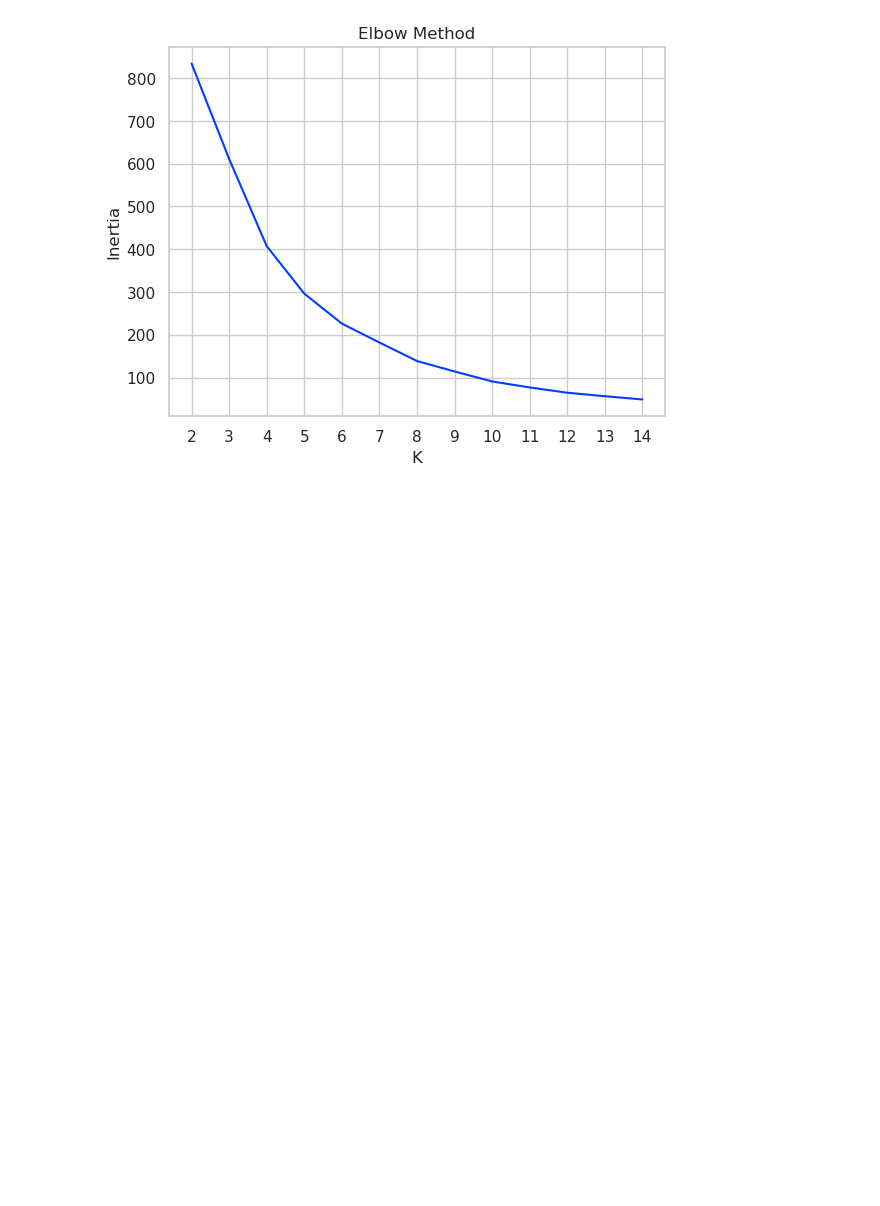
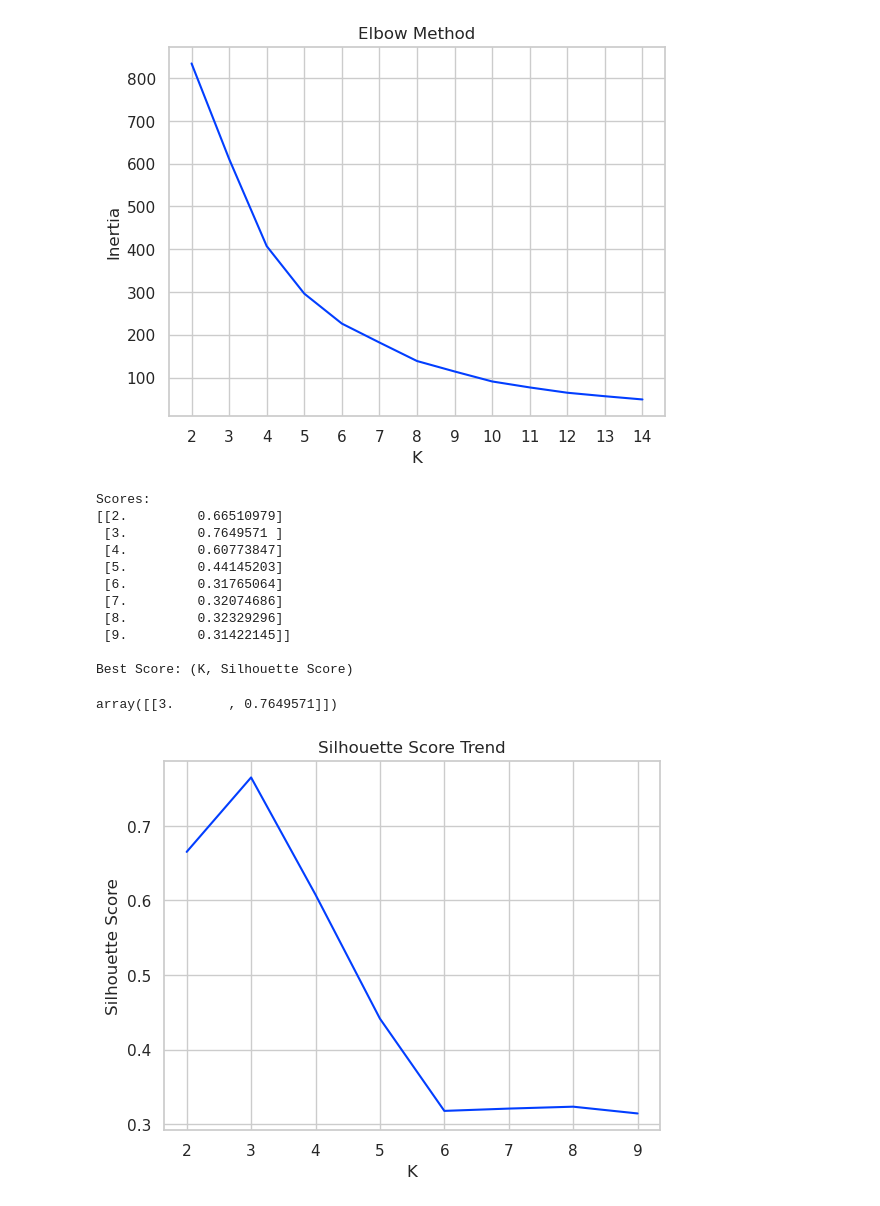
Before and after one commit to Erfan-Taherirani/Personal_ML_Notes, a Jupyter notebook: unsupervised_learning/clustering/partitioning_based_clustering/k-means_clustering.ipynb, the cells around one changed output. Cells and saved outputs as stored; diff of their text form; code cells hidden in the pictures; blank space fills up the shorter version.

```diff
--- a/unsupervised_learning/clustering/partitioning_based_clustering/k-means_clustering.ipynb
+++ b/unsupervised_learning/clustering/partitioning_based_clustering/k-means_clustering.ipynb
@@ -164,3 +164,24 @@ Scores:
 Best Score: [[11.          0.51474378]]
 Text(0.5, 0, 'K')
 [figure]
+# %%
+from utils import elbow_method, silhouette_analysis
+
+kmeans_params = {
+    "random_state": 42
+}
+silhouette_analysis(X1, range(2, 10), kmeans_params=kmeans_params, print_scores=True, visualization=True)
+# %% [output]
+Scores:
+[[2.         0.66510979]
+ [3.         0.7649571 ]
+ [4.         0.60773847]
+ [5.         0.44145203]
+ [6.         0.31765064]
+ [7.         0.32074686]
+ [8.         0.32329296]
+ [9.         0.31422145]]
+
+Best Score: (K, Silhouette Score)
+array([[3.       , 0.7649571]])
+[figure, added]
```
Also changed, not shown: parts of 13 cells of this notebook, 3 other files.
